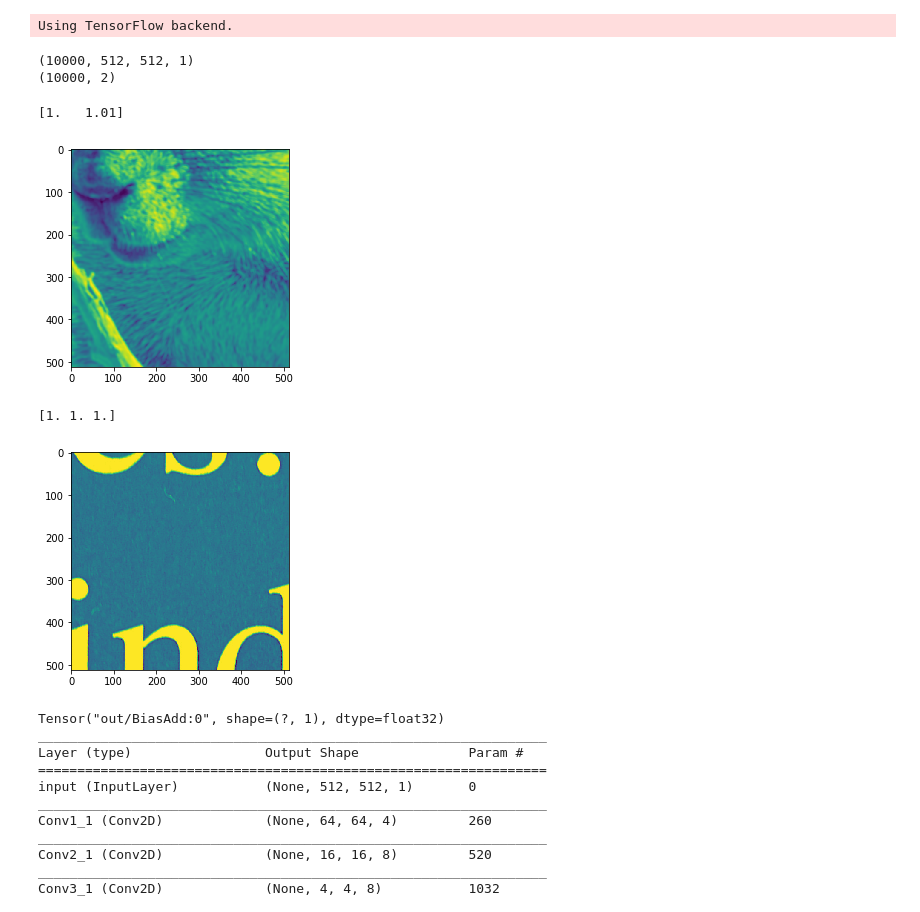
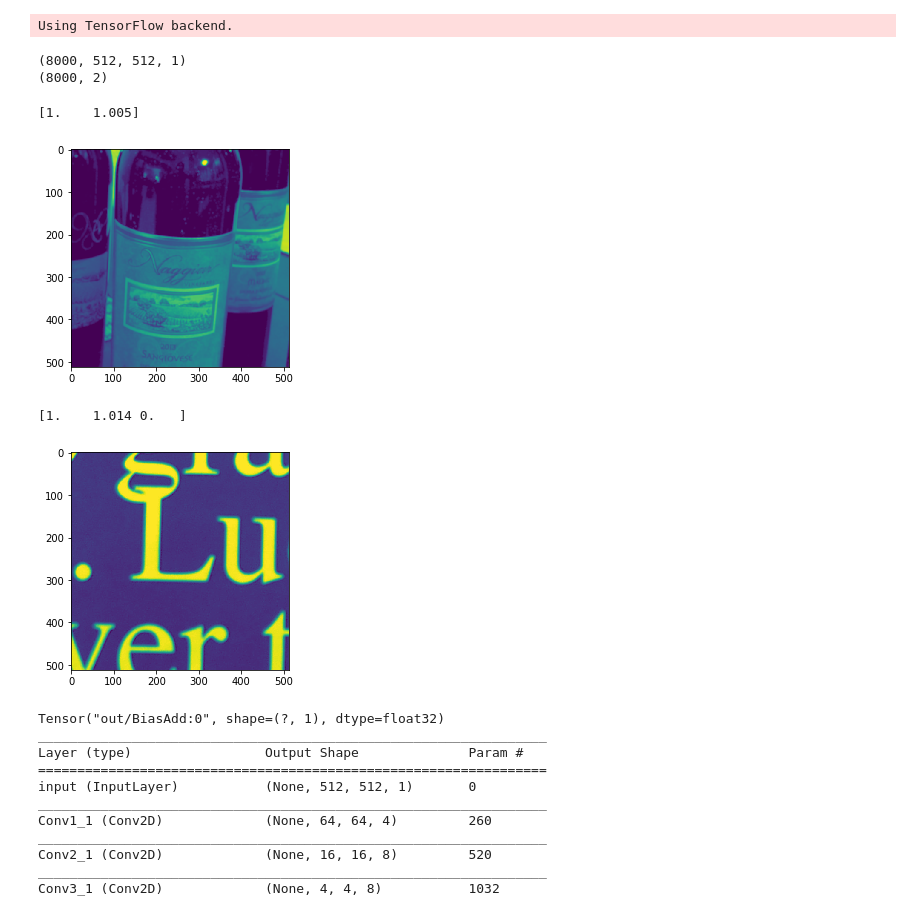
Before and after one commit to cianhwang/autofocusVCM, a Jupyter notebook: autofocusnet.ipynb, the cells around one changed output. Saved outputs shown, nothing was run; the diff lists cells and outputs as text; code cells hidden in the pictures.

```diff
--- a/autofocusnet.ipynb
+++ b/autofocusnet.ipynb
@@ -42,10 +42,10 @@ image_size = 512
 epochs = 300
 batch_size = 28
 # %%
-train_data_path = 'train_data_uint8_512_10000_vcm_alpha.npy'
-test_data_path = 'real_data_uint8_512_vcm_10000_alpha.npy'
-train_label_path = 'train_label_uint8_512_10000_vcm_alpha.npy'
-test_label_path = 'real_label_uint8_512_vcm_10000_alpha.npy'
+train_data_path = 'train_data_8000.npy'
+test_data_path = 'real_data_2000.npy'
+train_label_path = 'train_label_8000.npy'
+test_label_path = 'real_label_2000.npy'
 # %%
 train_data = np.load(train_data_path)
 test_data = np.load(test_data_path)
@@ -55,23 +55,23 @@ test_label = np.load(test_label_path)
 print(train_data.shape)
 print(train_label.shape)
 # %% [output]
-(10000, 512, 512, 1)
-(10000, 2)
+(8000, 512, 512, 1)
+(8000, 2)
 # %%
 import matplotlib.pyplot as plt
 %matplotlib inline
-idx =4
+idx =5
 plt.imshow(train_data[idx, :, :, 0])
 print(train_label[idx, :])
 # %% [output]
-[1.   1.01]
+[1.    1.005]
-[figure, old version]
+[figure, new version]
 # %%
 plt.imshow(test_data[idx, :, :, 0])
 print(test_label[idx, :])
 # %% [output]
-[1. 1. 1.]
+[1.    1.014 0.   ]
-[figure, old version]
+[figure, new version]
 # %%
 # In[7]:
 input_image1 = Input(shape=(512,512,1), name = "input")
```
Also changed, not shown: parts of 4 cells of this notebook, 1 other file.
